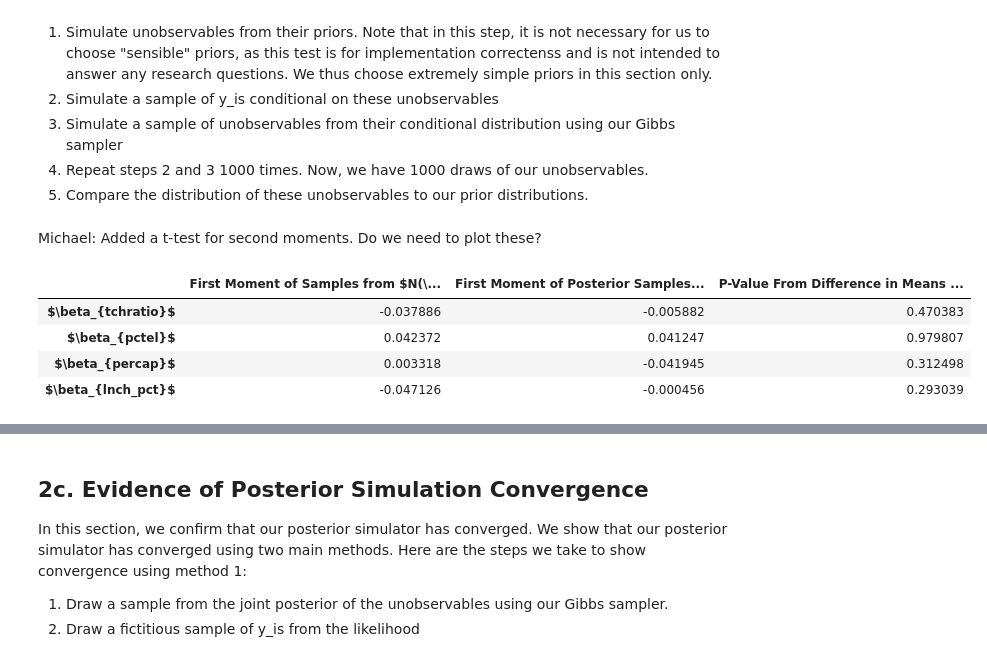
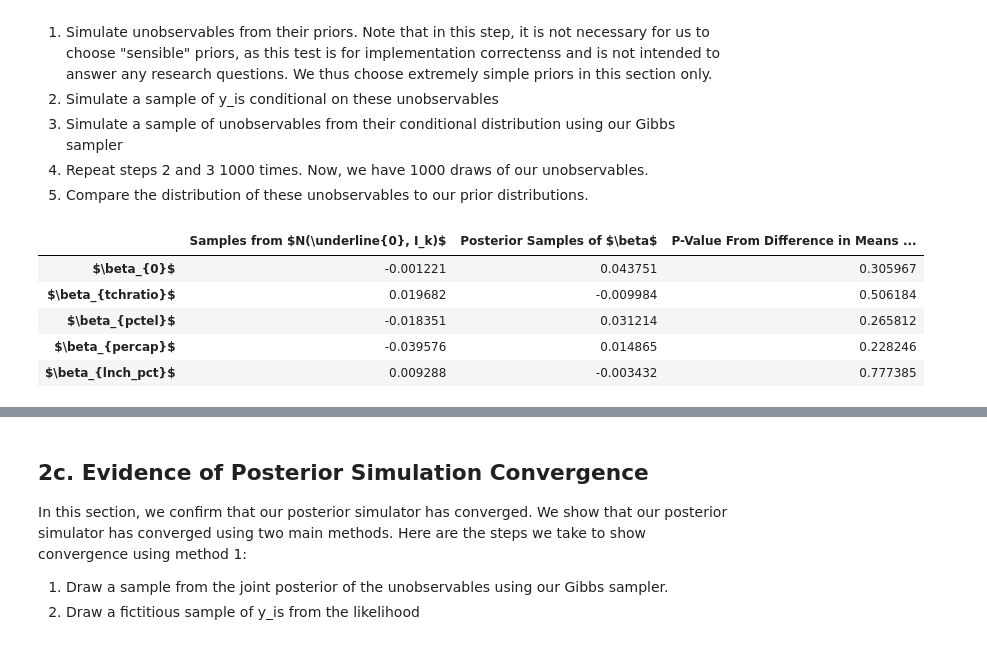
Before and after one commit to arjun-shanmugam/bayesian-linear-model, a Jupyter notebook: src/final_project.ipynb, the cells around one changed output, grey strips where cells are left out. Saved outputs shown, nothing was run; the diff lists cells and outputs as text; code cells hidden in the pictures.

Commit message:
final draft 1. Figures and tables are in the report document, this version of the code is in the appendix of the report

```diff
--- a/src/final_project.ipynb
+++ b/src/final_project.ipynb
@@ -19,8 +22,9 @@ OUTPUT_TABLES = "../tables/"
 # %%
 # Load data.
 df = pd.read_excel(INPUT_DATA)
+df["constant"] = 1 # add a column of 1's
 y_variable = 'totsc4'
-X_variables = ['tchratio', 'pctel', 'percap', 'lnch_pct']
+X_variables = ['constant', 'tchratio', 'pctel', 'percap', 'lnch_pct']
 k = len(X_variables)
 X = df[X_variables].values
 y = df[y_variable].values
@@ -240,8 +229,6 @@ In this section, we perform Geweke's joint distribution test for correct impleme
 3. Simulate a sample of unobservables from their conditional distribution using our Gibbs sampler
 4. Repeat steps 2 and 3 1000 times. Now, we have 1000 draws of our unobservables.
 5. Compare the distribution of these unobservables to our prior distributions.
-# %% [markdown]
-Michael: Added a t-test for second moments. Do we need to plot these?
 # %%
 # Temporarily set the prior parameters on our betas to something simple.
 simple_prior_parameters = prior_parameters.copy()
@@ -274,28 +264,29 @@ prior_parameters['H_underbar'] = X.T @ X
 # %%
 # Test for equality of prior beta samples and simulated posterior beta samples (first moment).
 
 geweke_test_results_first_moment = pd.DataFrame(np.column_stack([np.mean(all_betas_prior, axis=0),
                                     np.mean(all_betas_posterior, axis=0),
                                     stats.ttest_ind(all_betas_prior, all_betas_posterior, axis=0).pvalue]),
-                                   columns=["First Moment of Samples from $N(\\underline{0}, I_k)$",
-                                            "First Moment of Posterior Samples of $\\beta$",
+                                   columns=["Samples from $N(\\underline{0}, I_k)$",
+                                            "Posterior Samples of $\\beta$",
                                             "P-Value From Difference in Means Test"],
-                                   index=["$\\beta_{tchratio}$", "$\\beta_{pctel}$", "$\\beta_{percap}$", "$\\beta_{lnch_pct}$"])
+                                   index=["$\\beta_{0}$", "$\\beta_{tchratio}$", "$\\beta_{pctel}$", "$\\beta_{percap}$", "$\\beta_{lnch_pct}$"])
 # Export to LaTeX.
 filename = os.path.join(OUTPUT_TABLES, "geweke_joint_distribution_test_first_moment.tex")
 latex = (geweke_test_results_first_moment
          .style
          .format(formatter="{:,.2f}")
          .to_latex(None,
                    column_format="lccc",
                    hrules=True,
                    clines="skip-last;data")).replace("{*}", "{4cm}")
 with open(filename, 'w') as file:
     file.write(latex)
 geweke_test_results_first_moment
 # %% [output]
-|  | First Moment of Samples from $N(\... | First Moment of Posterior Samples... | P-Value From Difference in Means ... |
-| $\beta_{tchratio}$ | -0.037886 | -0.005882 | 0.470383 |
-| $\beta_{pctel}$ | 0.042372 | 0.041247 | 0.979807 |
-| $\beta_{percap}$ | 0.003318 | -0.041945 | 0.312498 |
-| $\beta_{lnch_pct}$ | -0.047126 | -0.000456 | 0.293039 |
+|  | Samples from $N(\underline{0}, I_k)$ | Posterior Samples of $\beta$ | P-Value From Difference in Means ... |
+| $\beta_{0}$ | -0.001221 | 0.043751 | 0.305967 |
+| $\beta_{tchratio}$ | 0.019682 | -0.009984 | 0.506184 |
+| $\beta_{pctel}$ | -0.018351 | 0.031214 | 0.265812 |
+| $\beta_{percap}$ | -0.039576 | 0.014865 | 0.228246 |
+| $\beta_{lnch_pct}$ | 0.009288 | -0.003432 | 0.777385 |
```
Also changed, not shown: parts of 40 cells of this notebook, 15 other files.
